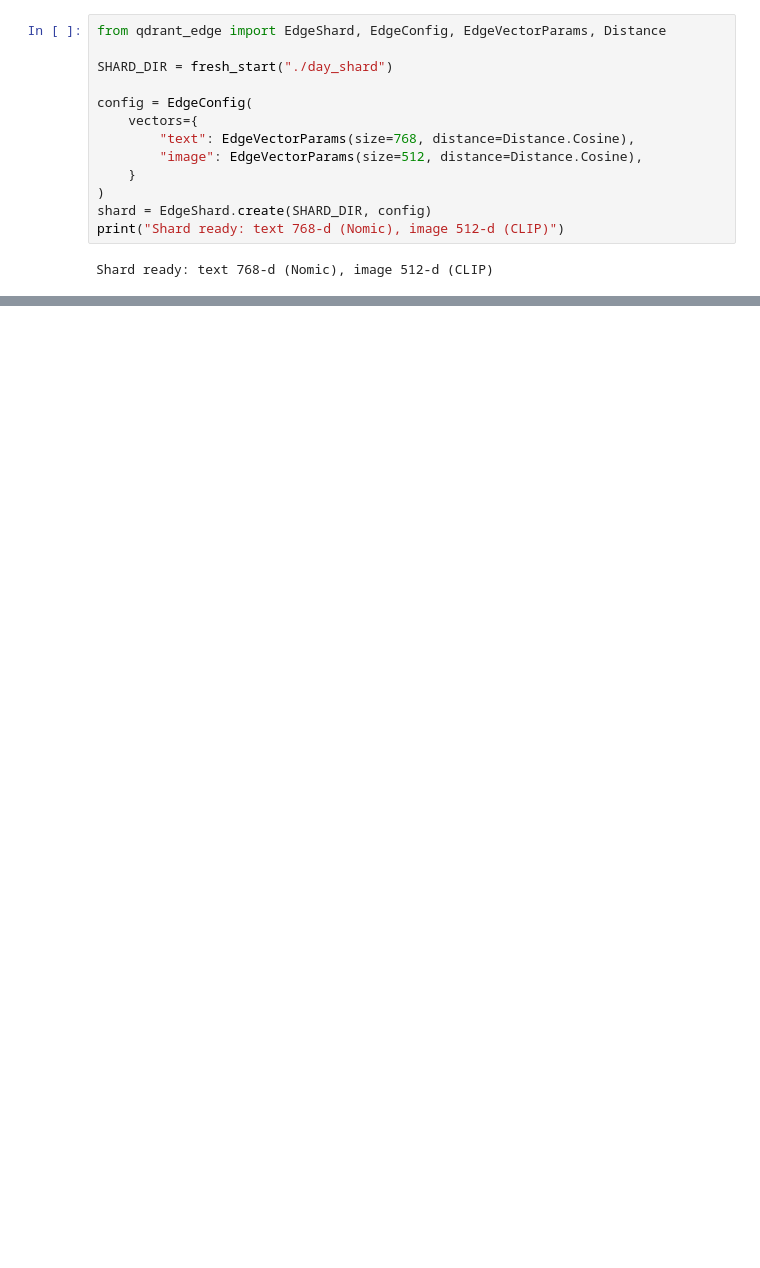
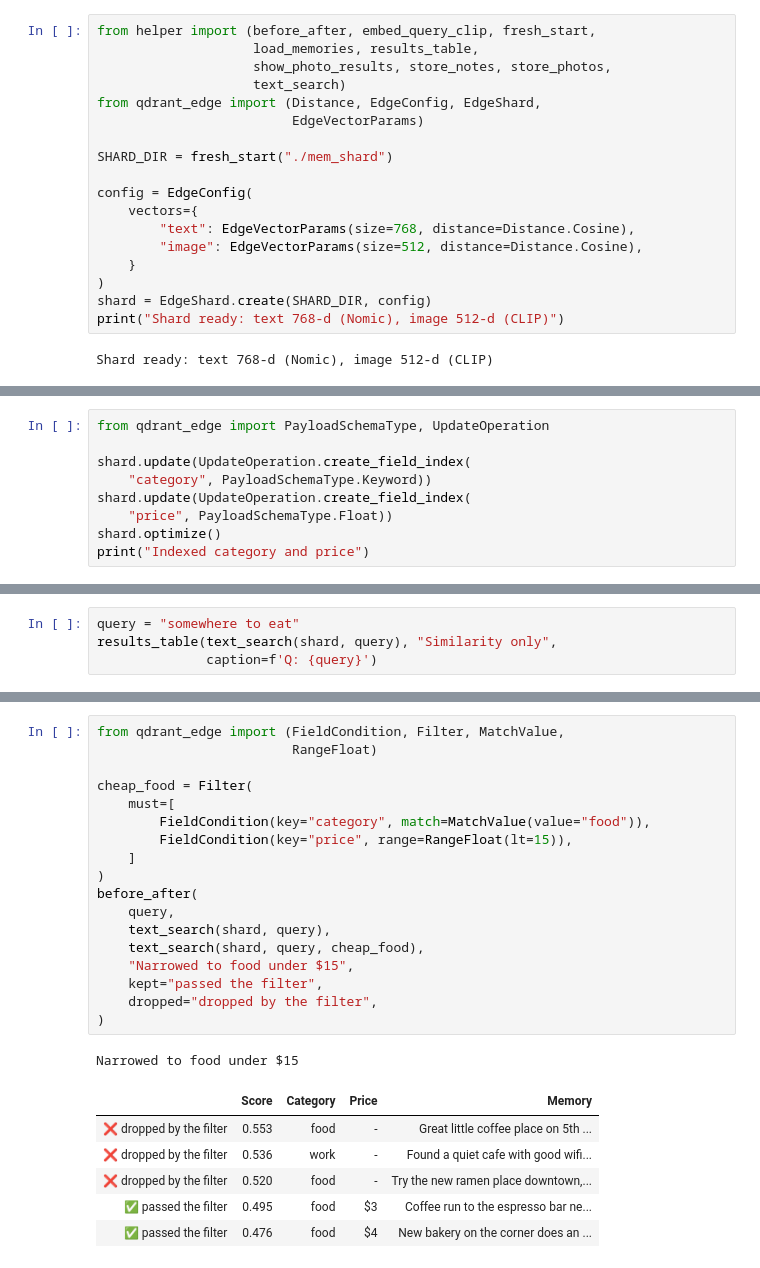
Before and after one commit to Dylancouzon/on-device-memory-course, a Jupyter notebook: L4/Lesson4.ipynb, the cells around one changed output, grey strips where cells are left out. Cells and saved outputs as stored; diff of their text form; blank space fills up the shorter version.

```diff
--- a/L4/Lesson4.ipynb
+++ b/L4/Lesson4.ipynb
@@ -39,7 +9,12 @@ day_timeline(memories, "./ro_shared_data/images")
 # %%
-from qdrant_edge import EdgeShard, EdgeConfig, EdgeVectorParams, Distance
+from helper import (before_after, embed_query_clip, fresh_start,
+                    load_memories, results_table,
+                    show_photo_results, store_notes, store_photos,
+                    text_search)
+from qdrant_edge import (Distance, EdgeConfig, EdgeShard,
+                         EdgeVectorParams)
 
-SHARD_DIR = fresh_start("./day_shard")
+SHARD_DIR = fresh_start("./mem_shard")
 
 config = EdgeConfig(
     vectors={
@@ -148,0 +77,9 @@ Text Notes  0.442 id=12  Remember to call the landlord abou
+# %%
+from qdrant_edge import PayloadSchemaType, UpdateOperation
+
+shard.update(UpdateOperation.create_field_index(
+    "category", PayloadSchemaType.Keyword))
+shard.update(UpdateOperation.create_field_index(
+    "price", PayloadSchemaType.Float))
+shard.optimize()
+print("Indexed category and price")
@@ -148,0 +88,4 @@ Text Notes  0.442 id=12  Remember to call the landlord abou
+# %%
+query = "somewhere to eat"
+results_table(text_search(shard, query), "Similarity only",
+              caption=f'Q: {query}')
@@ -148,0 +100,26 @@ Text Notes  0.442 id=12  Remember to call the landlord abou
+# %%
+from qdrant_edge import (FieldCondition, Filter, MatchValue,
+                         RangeFloat)
+
+cheap_food = Filter(
+    must=[
+        FieldCondition(key="category", match=MatchValue(value="food")),
+        FieldCondition(key="price", range=RangeFloat(lt=15)),
+    ]
+)
+before_after(
+    query,
+    text_search(shard, query),
+    text_search(shard, query, cheap_food),
+    "Narrowed to food under $15",
+    kept="passed the filter",
+    dropped="dropped by the filter",
+)
+# %% [output]
+Narrowed to food under $15
+|  | Score | Category | Price | Memory |
+| ❌ dropped by the filter | 0.553 | food | - | Great little coffee place on 5th ... |
+| ❌ dropped by the filter | 0.536 | work | - | Found a quiet cafe with good wifi... |
+| ❌ dropped by the filter | 0.520 | food | - | Try the new ramen place downtown,... |
+| ✅ passed the filter | 0.495 | food | $3 | Coffee run to the espresso bar ne... |
+| ✅ passed the filter | 0.476 | food | $4 | New bakery on the corner does an ... |
```
Also changed, not shown: parts of 30 cells of this notebook, 41 other files.
